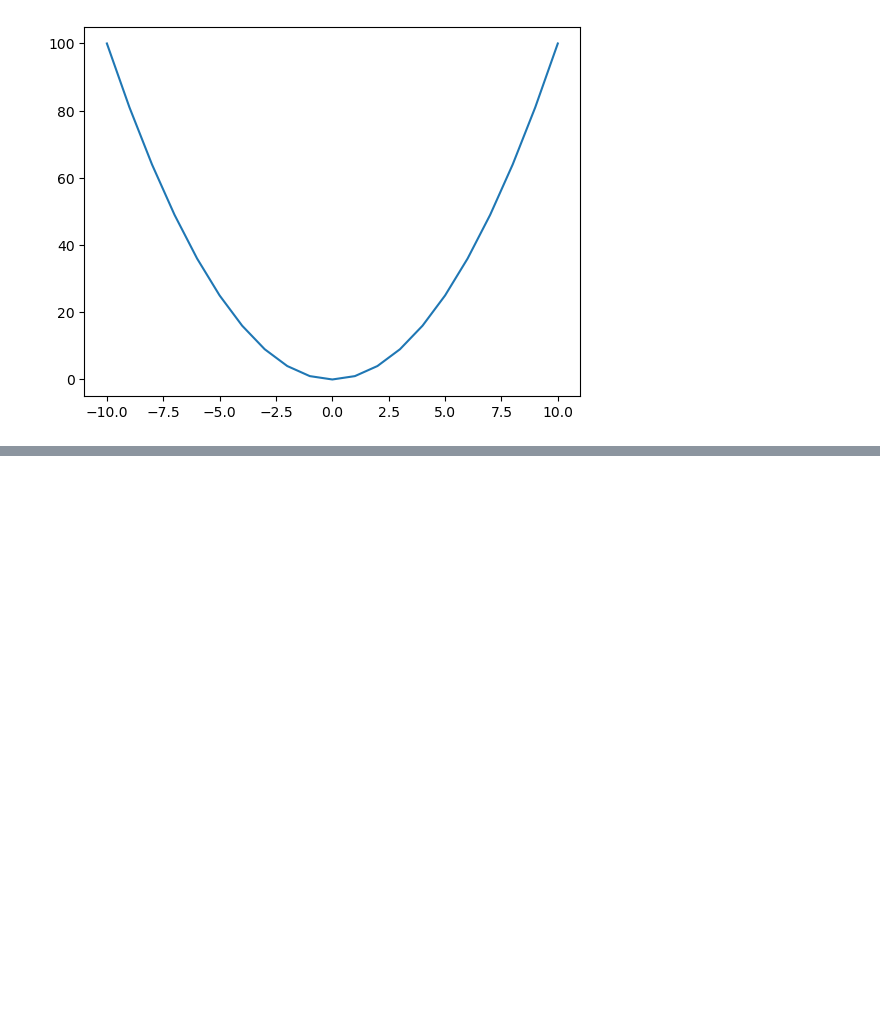
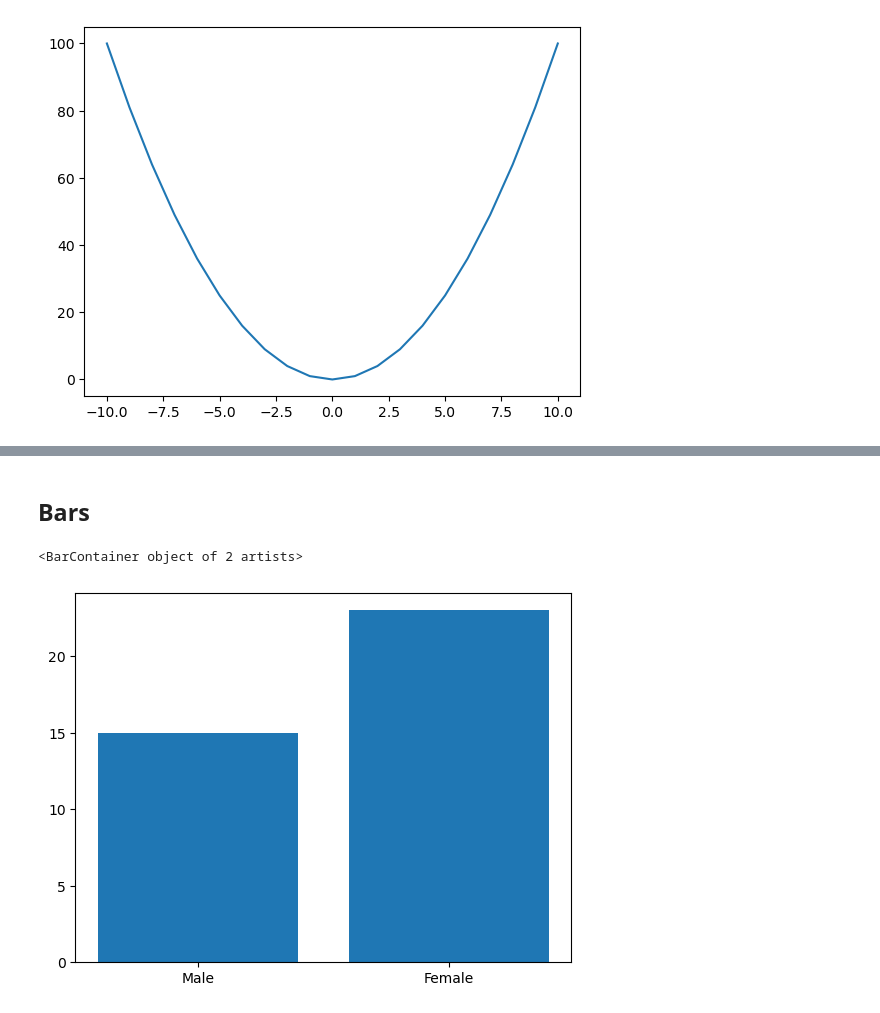
Before and after one commit to JoAljasmi/Python-Josef-Aljasmi, a Jupyter notebook: CodeAlong/L012_Matplotlib.ipynb, the cells around one changed output, grey strips where cells are left out. Drawn from its saved outputs; the diff is of its cells as text; code cells hidden in the pictures; blank space fills up the shorter version.

```diff
--- a/CodeAlong/L012_Matplotlib.ipynb
+++ b/CodeAlong/L012_Matplotlib.ipynb
@@ -14,0 +44,10 @@ y = [100, 81, 64, 49, 36, 25, 16, 9, 4, 1, 0, 1, 4, 9, 16, 25, 36, 49, 64, 81, 1
+# %% [markdown]
+## Bars
+# %%
+labels = ["Male", "Female"]
+values = [15, 23]
+
+plt.bar(labels, values)
+# %% [output]
+<BarContainer object of 2 artists>
+[figure, added]
```
Also changed, not shown: parts of 9 cells of this notebook, 4 other files.
